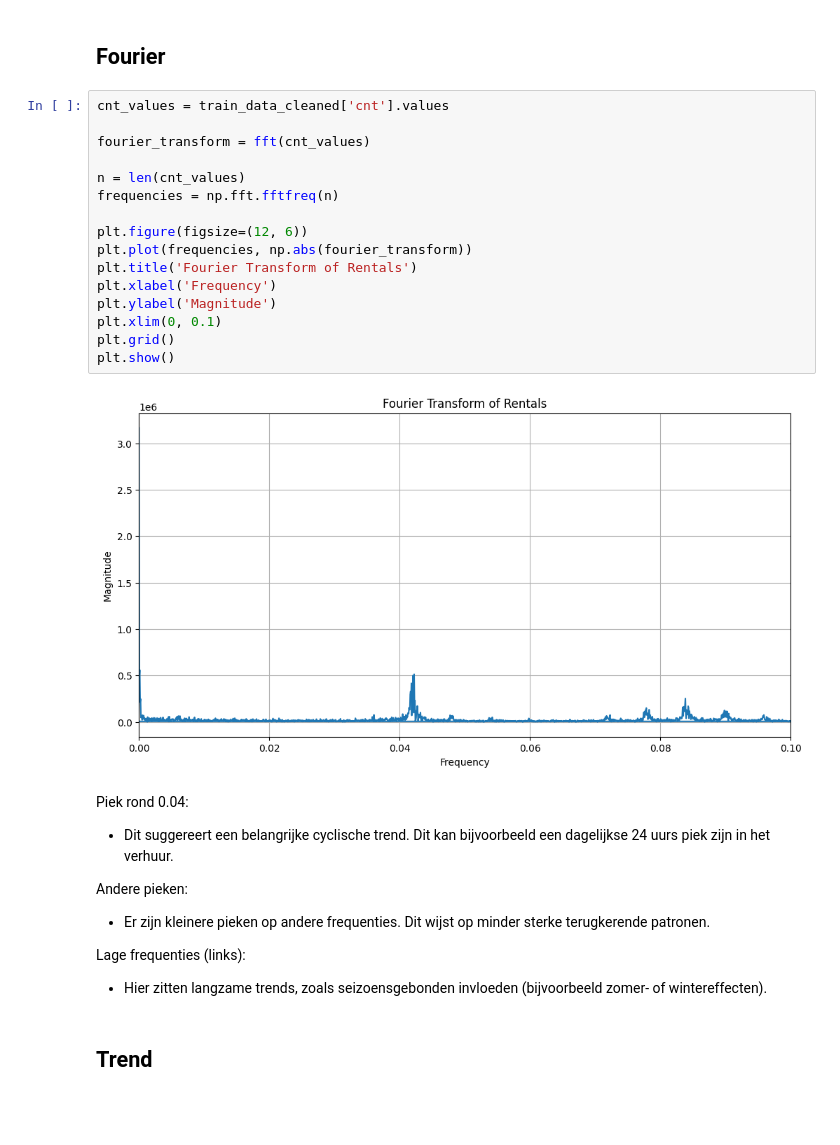
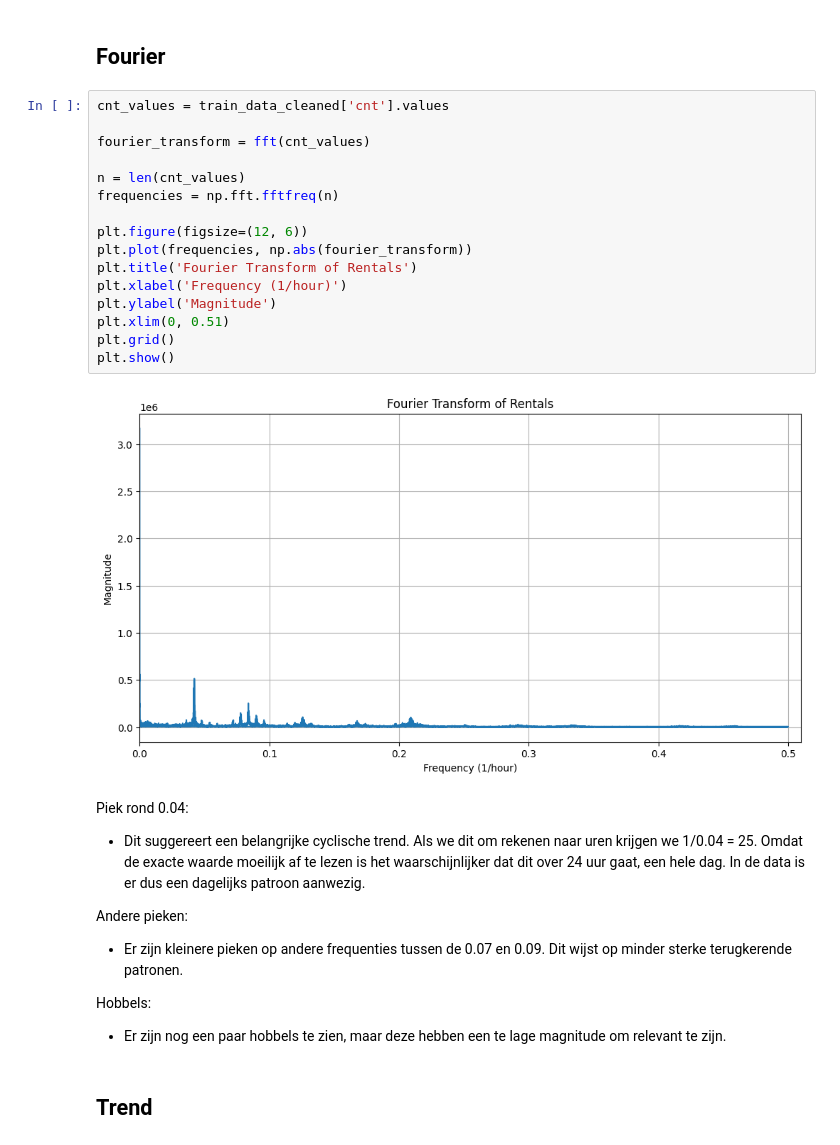
Before and after one commit to Tijnwy/MachineLearning, a Jupyter notebook: ML_opdracht_2/Verhuurdocument.ipynb, the cells around one changed output. Drawn from its saved outputs; the diff is of its cells as text; blank space fills up the shorter version.

```diff
--- a/ML_opdracht_2/Verhuurdocument.ipynb
+++ b/ML_opdracht_2/Verhuurdocument.ipynb
@@ -218,30 +218,30 @@ Seizoenspatronen toevoegen met sinus en cosinus:
 # %%
 cnt_values = train_data_cleaned['cnt'].values
 
 fourier_transform = fft(cnt_values)
 
 n = len(cnt_values)
 frequencies = np.fft.fftfreq(n)
 
 plt.figure(figsize=(12, 6))
 plt.plot(frequencies, np.abs(fourier_transform))
 plt.title('Fourier Transform of Rentals')
-plt.xlabel('Frequency')
+plt.xlabel('Frequency (1/hour)')
 plt.ylabel('Magnitude')
-plt.xlim(0, 0.1)
+plt.xlim(0, 0.51)
 plt.grid()
 plt.show()
 # %% [output]
-[figure, old version]
+[figure, new version]
 # %% [markdown]
 Piek rond 0.04:
-- Dit suggereert een belangrijke cyclische trend. Dit kan bijvoorbeeld een dagelijkse 24 uurs piek zijn in het verhuur.
+- Dit suggereert een belangrijke cyclische trend. Als we dit om rekenen naar uren krijgen we 1/0.04 = 25. Omdat de exacte waarde moeilijk af te lezen is het waarschijnlijker dat dit over 24 uur gaat, een hele dag. In de data is er dus een dagelijks patroon aanwezig.
 
 Andere pieken:
-- Er zijn kleinere pieken op andere frequenties. Dit wijst op minder sterke terugkerende patronen.
+- Er zijn kleinere pieken op andere frequenties tussen de 0.07 en 0.09. Dit wijst op minder sterke terugkerende patronen.
 
-Lage frequenties (links):
-- Hier zitten langzame trends, zoals seizoensgebonden invloeden (bijvoorbeeld zomer- of wintereffecten).
+Hobbels:
+- Er zijn nog een paar hobbels te zien, maar deze hebben een te lage magnitude om relevant te zijn.
 # %% [markdown]
 ## Trend
 # %%
```
Also changed, not shown: parts of 9 cells of this notebook.
